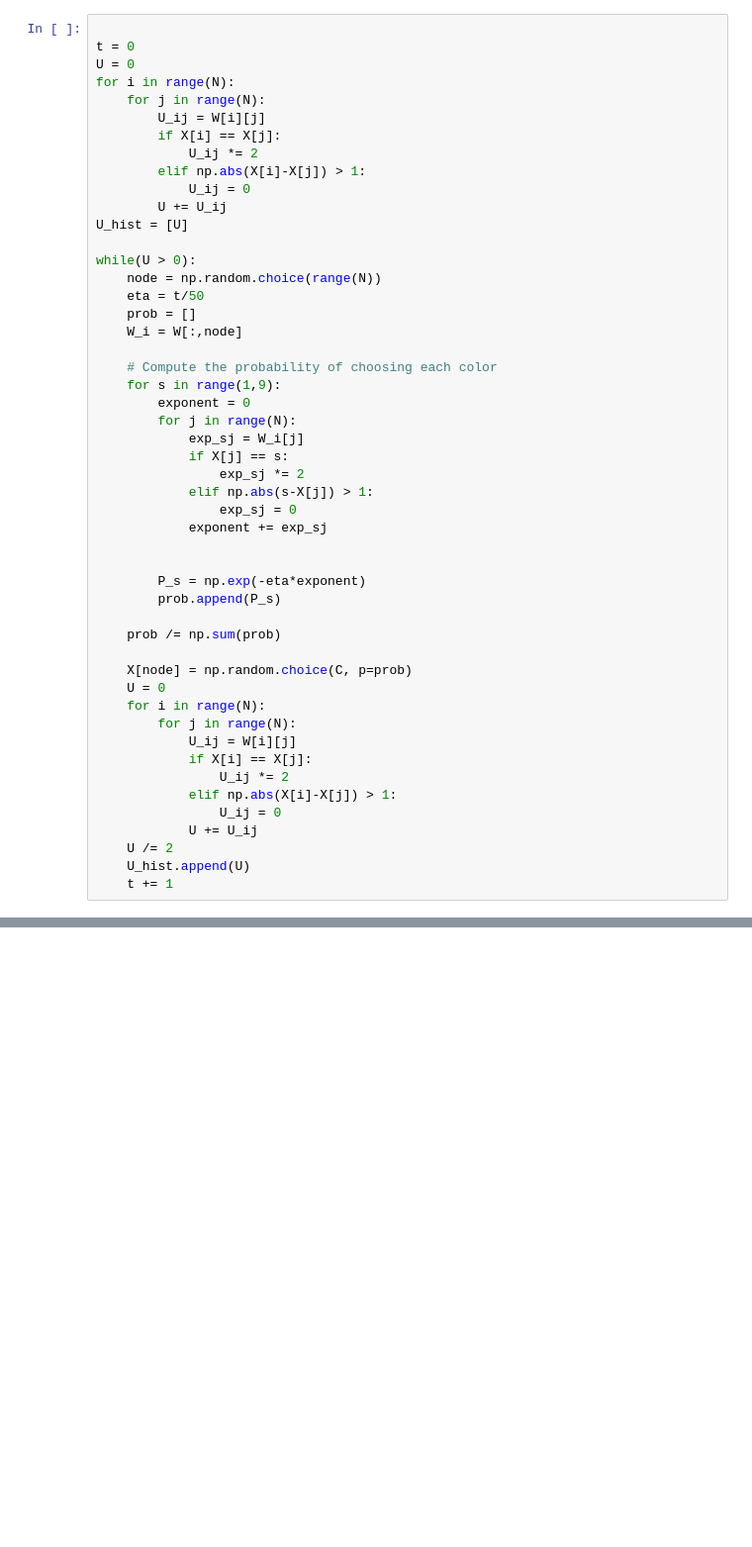
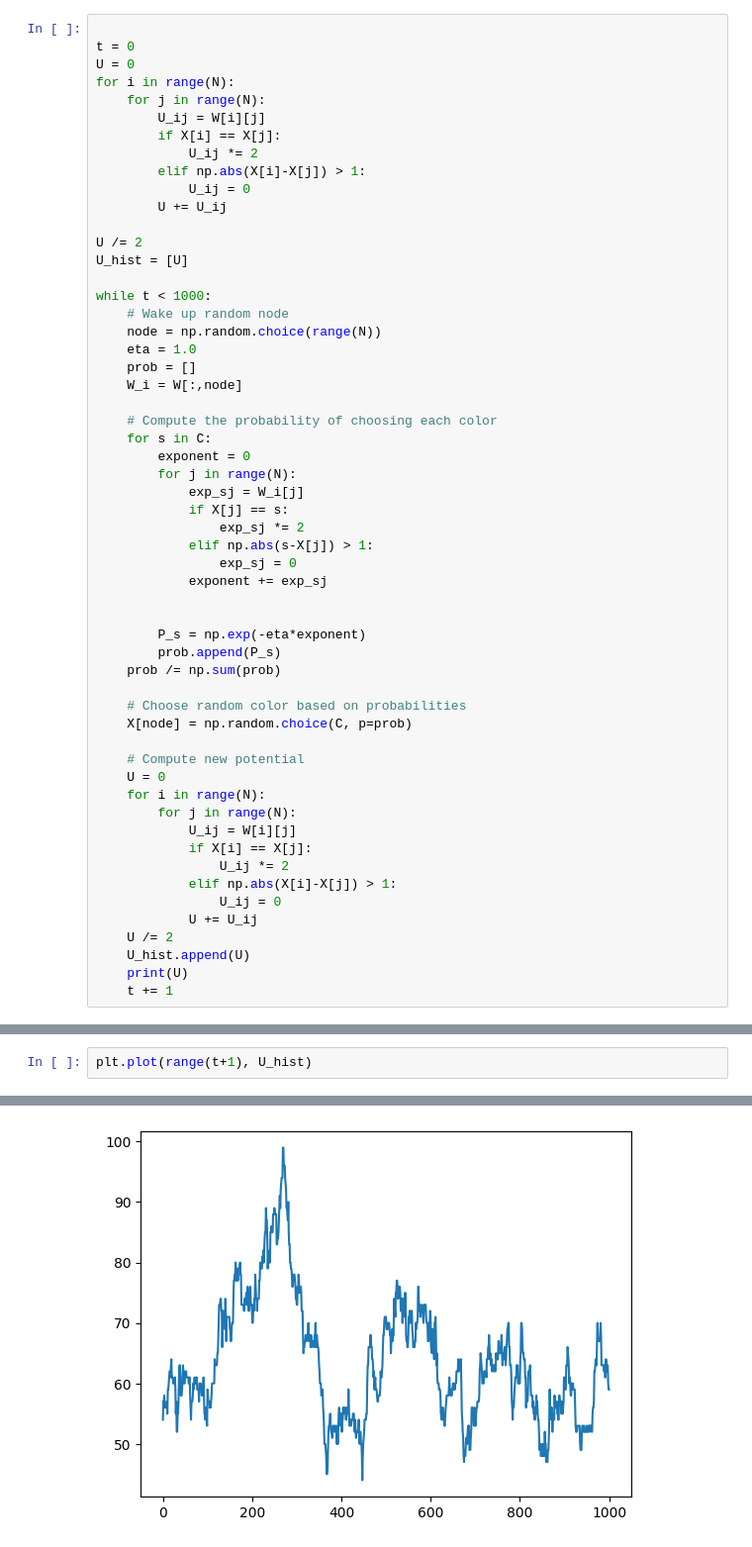
Before and after one commit to GiovanniTortia/Network_Dynamics, a Jupyter notebook: HW3/Coloring.ipynb, the cells around one changed output, grey strips where cells are left out. Shown: that part at 99% size. Cells and saved outputs as stored; diff of their text form; blank space fills up the shorter version.

```diff
--- a/HW3/Coloring.ipynb
+++ b/HW3/Coloring.ipynb
@@ -86,16 +93,19 @@ for i in range(N):
         elif np.abs(X[i]-X[j]) > 1:
             U_ij = 0
         U += U_ij
+
+U /= 2
 U_hist = [U]
 
-while(U > 0):
+while t < 1000:
+    # Wake up random node
     node = np.random.choice(range(N))
-    eta = t/50
+    eta = 1.0
     prob = []
     W_i = W[:,node]
 
     # Compute the probability of choosing each color
-    for s in range(1,9):
+    for s in C:
         exponent = 0
         for j in range(N):
             exp_sj = W_i[j]
@@ -108,10 +118,12 @@ while(U > 0):
 
         P_s = np.exp(-eta*exponent)
         prob.append(P_s)
-
     prob /= np.sum(prob)
 
+    # Choose random color based on probabilities
     X[node] = np.random.choice(C, p=prob)
+
+    # Compute new potential
     U = 0
     for i in range(N):
         for j in range(N):
@@ -123,5 +135,6 @@ while(U > 0):
             U += U_ij
     U /= 2
     U_hist.append(U)
+    print(U)
     t += 1
 # %% [output]
@@ -128,0 +158,3 @@ ValueError: invalid literal for int() with base 10: np.str_('magenta')
+# %%
+plt.plot(range(t+1), U_hist)
+# %% [output]
@@ -128,0 +162 @@ ValueError: invalid literal for int() with base 10: np.str_('magenta')
+[figure, added]
```
Also changed, not shown: parts of 7 cells of this notebook.
